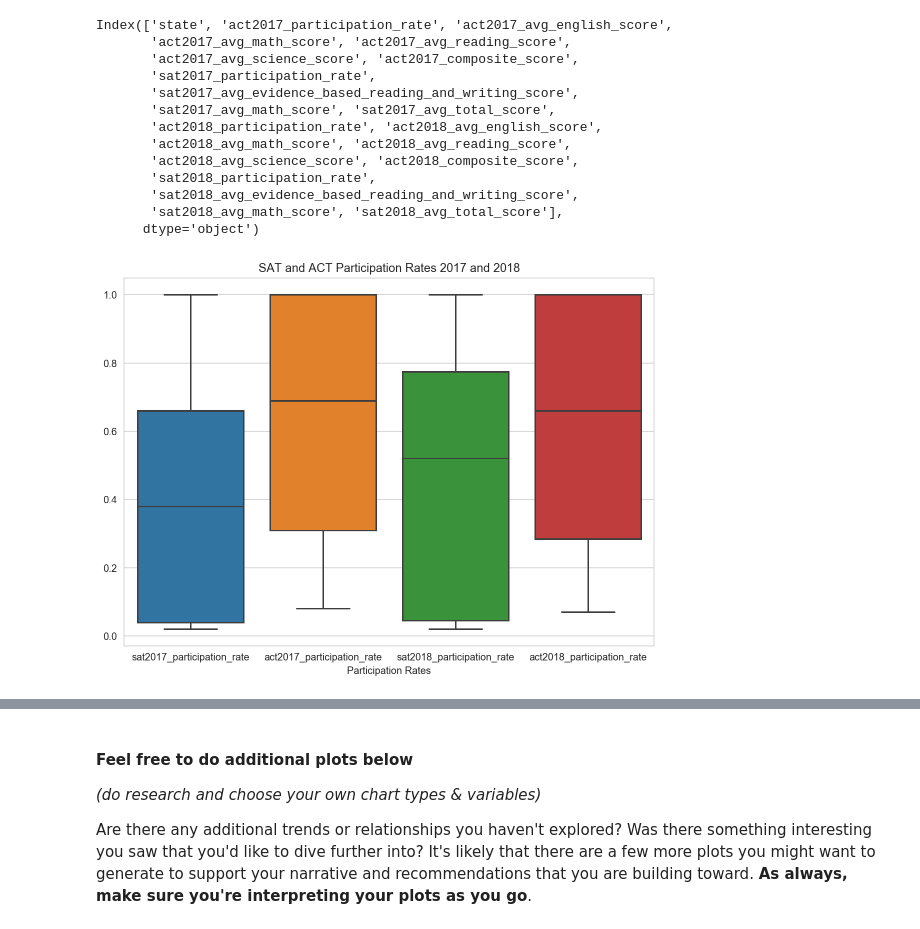
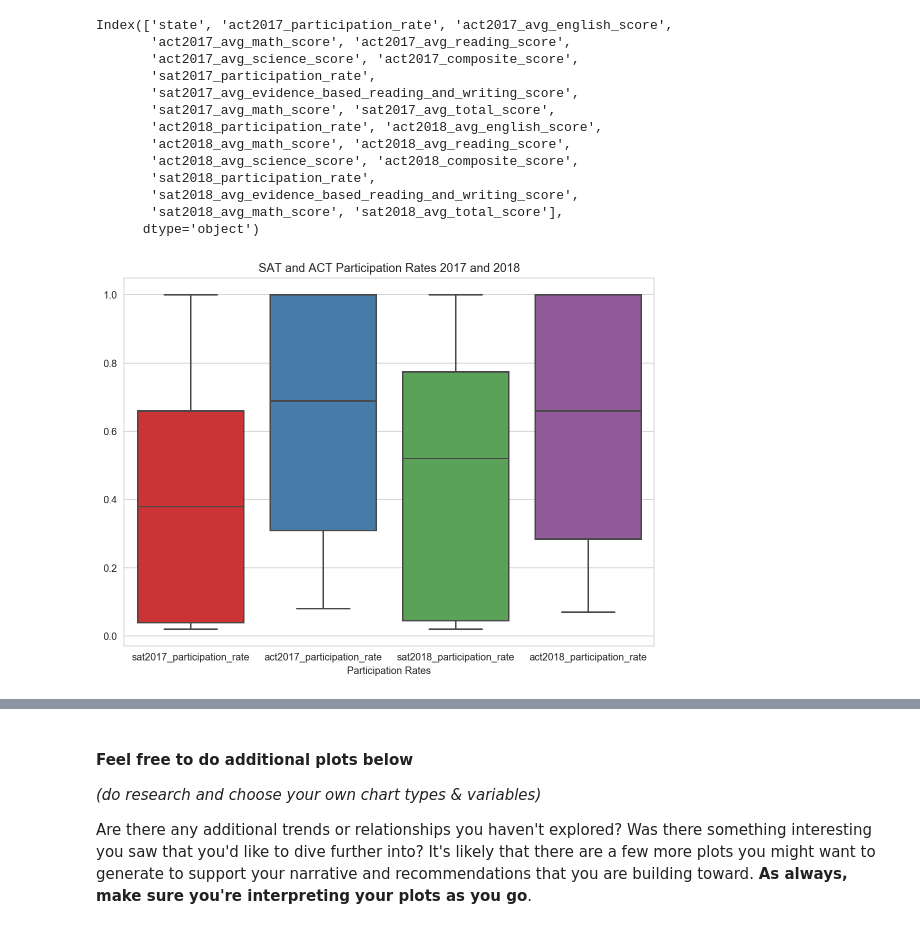
Before and after one commit to geoffersliu/dsiprojects, a Jupyter notebook: Project1234/project_1/code/starter-code_updated.ipynb, the cells around one changed output, grey strips where cells are left out. Cells and saved outputs as stored; diff of their text form; code cells hidden in the pictures.

```diff
--- a/Project1234/project_1/code/starter-code_updated.ipynb
+++ b/Project1234/project_1/code/starter-code_updated.ipynb
@@ -753,12 +1059,13 @@ Index(['state', 'act2017_participation_rate', 'act2017_avg_english_score',
       dtype='object')
 # %%
 # Code
+#Boxplot to compare spread of data for SAT and ACT participation rates
 plt.figure(figsize=(8,6))
 ax = sns.boxplot(data = all_merge[['sat2017_participation_rate','act2017_participation_rate'
-                 ,'sat2018_participation_rate','act2018_participation_rate']]);
+                 ,'sat2018_participation_rate','act2018_participation_rate']],palette = 'Set1');
 ax.set_xlabel("Participation Rates")
 ax.set_title('SAT and ACT Participation Rates 2017 and 2018')
 
 plt.tight_layout()
 # %% [output]
-[figure, old version]
+[figure, new version]
```
Also changed, not shown: parts of 57 cells of this notebook, 1 other file.
